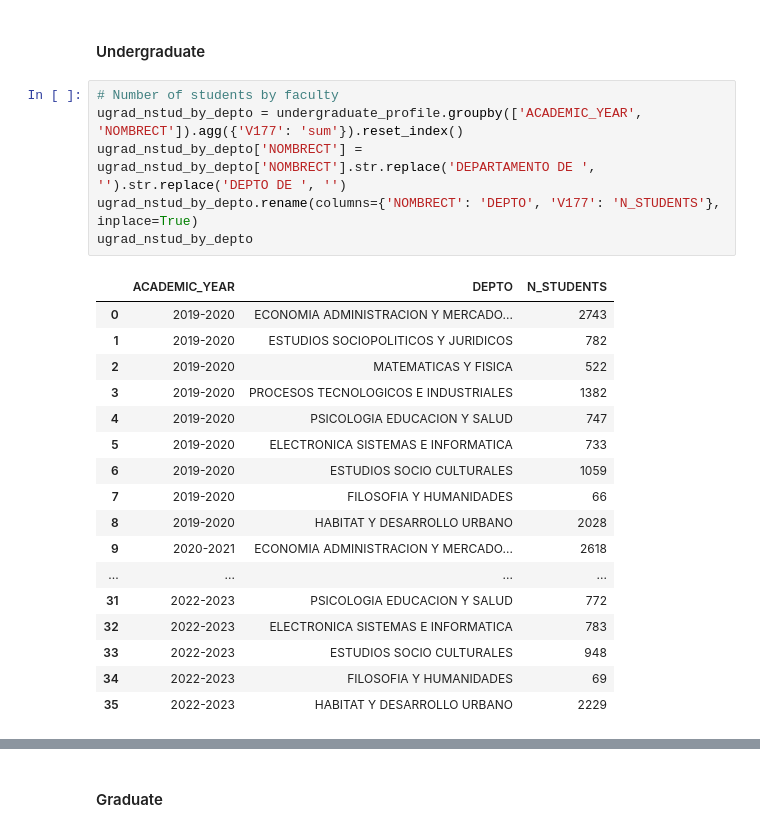
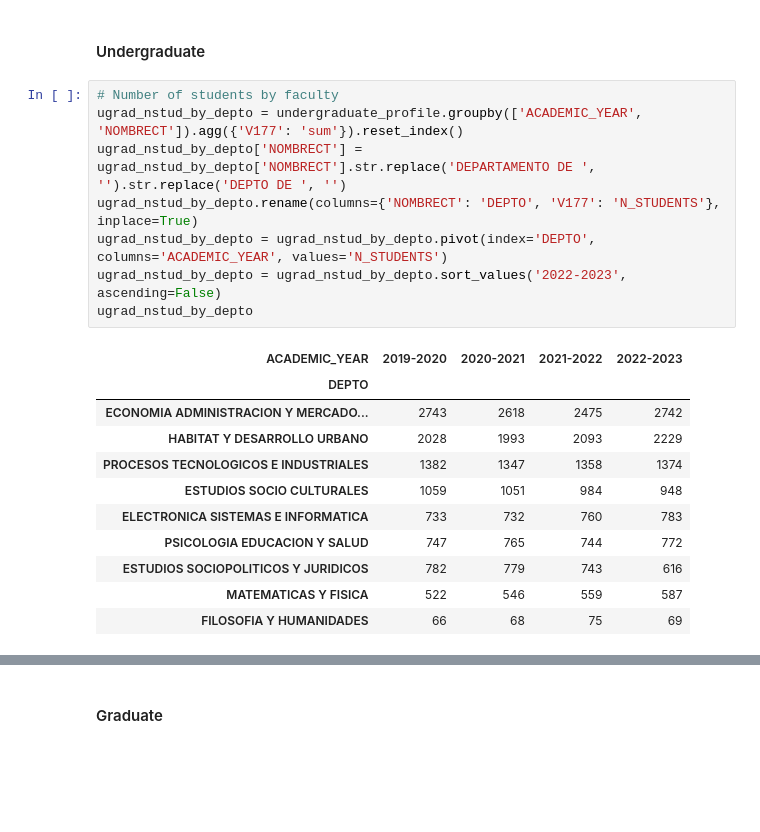
Before and after one commit to lvcruzh/data_challenge_ey, a Jupyter notebook: data_challenge.ipynb, the cells around one changed output, grey strips where cells are left out. Saved outputs shown, nothing was run; the diff lists cells and outputs as text; blank space fills up the shorter version.

```diff
--- a/data_challenge.ipynb
+++ b/data_challenge.ipynb
@@ -350,27 +354,23 @@ n_grad_students
 # %%
 # Number of students by faculty
 ugrad_nstud_by_depto = undergraduate_profile.groupby(['ACADEMIC_YEAR', 'NOMBRECT']).agg({'V177': 'sum'}).reset_index()
 ugrad_nstud_by_depto['NOMBRECT'] = ugrad_nstud_by_depto['NOMBRECT'].str.replace('DEPARTAMENTO DE ', '').str.replace('DEPTO DE ', '')
 ugrad_nstud_by_depto.rename(columns={'NOMBRECT': 'DEPTO', 'V177': 'N_STUDENTS'}, inplace=True)
+ugrad_nstud_by_depto = ugrad_nstud_by_depto.pivot(index='DEPTO', columns='ACADEMIC_YEAR', values='N_STUDENTS')
+ugrad_nstud_by_depto = ugrad_nstud_by_depto.sort_values('2022-2023', ascending=False)
 ugrad_nstud_by_depto
 # %% [output]
-|  | ACADEMIC_YEAR | DEPTO | N_STUDENTS |
-| 0 | 2019-2020 | ECONOMIA ADMINISTRACION Y MERCADO... | 2743 |
-| 1 | 2019-2020 | ESTUDIOS SOCIOPOLITICOS Y JURIDICOS | 782 |
-| 2 | 2019-2020 | MATEMATICAS Y FISICA | 522 |
-| 3 | 2019-2020 | PROCESOS TECNOLOGICOS E INDUSTRIALES | 1382 |
-| 4 | 2019-2020 | PSICOLOGIA EDUCACION Y SALUD | 747 |
-| 5 | 2019-2020 | ELECTRONICA SISTEMAS E INFORMATICA | 733 |
-| 6 | 2019-2020 | ESTUDIOS SOCIO CULTURALES | 1059 |
-| 7 | 2019-2020 | FILOSOFIA Y HUMANIDADES | 66 |
-| 8 | 2019-2020 | HABITAT Y DESARROLLO URBANO | 2028 |
-| 9 | 2020-2021 | ECONOMIA ADMINISTRACION Y MERCADO... | 2618 |
-| ... | ... | ... | ... |
-| 31 | 2022-2023 | PSICOLOGIA EDUCACION Y SALUD | 772 |
-| 32 | 2022-2023 | ELECTRONICA SISTEMAS E INFORMATICA | 783 |
-| 33 | 2022-2023 | ESTUDIOS SOCIO CULTURALES | 948 |
-| 34 | 2022-2023 | FILOSOFIA Y HUMANIDADES | 69 |
-| 35 | 2022-2023 | HABITAT Y DESARROLLO URBANO | 2229 |
+| ACADEMIC_YEAR | 2019-2020 | 2020-2021 | 2021-2022 | 2022-2023 |
+| DEPTO |  |  |  |  |
+| ECONOMIA ADMINISTRACION Y MERCADO... | 2743 | 2618 | 2475 | 2742 |
+| HABITAT Y DESARROLLO URBANO | 2028 | 1993 | 2093 | 2229 |
+| PROCESOS TECNOLOGICOS E INDUSTRIALES | 1382 | 1347 | 1358 | 1374 |
+| ESTUDIOS SOCIO CULTURALES | 1059 | 1051 | 984 | 948 |
+| ELECTRONICA SISTEMAS E INFORMATICA | 733 | 732 | 760 | 783 |
+| PSICOLOGIA EDUCACION Y SALUD | 747 | 765 | 744 | 772 |
+| ESTUDIOS SOCIOPOLITICOS Y JURIDICOS | 782 | 779 | 743 | 616 |
+| MATEMATICAS Y FISICA | 522 | 546 | 559 | 587 |
+| FILOSOFIA Y HUMANIDADES | 66 | 68 | 75 | 69 |
 # %%
 # Number of students by degree
 ugrad_nstud_by_degree = undergraduate_profile.groupby(['ACADEMIC_YEAR', 'C_NOM_CARRERA']).agg({'V177': 'sum'}).reset_index()
```
Also changed, not shown: parts of 27 cells of this notebook, 15 other files.
